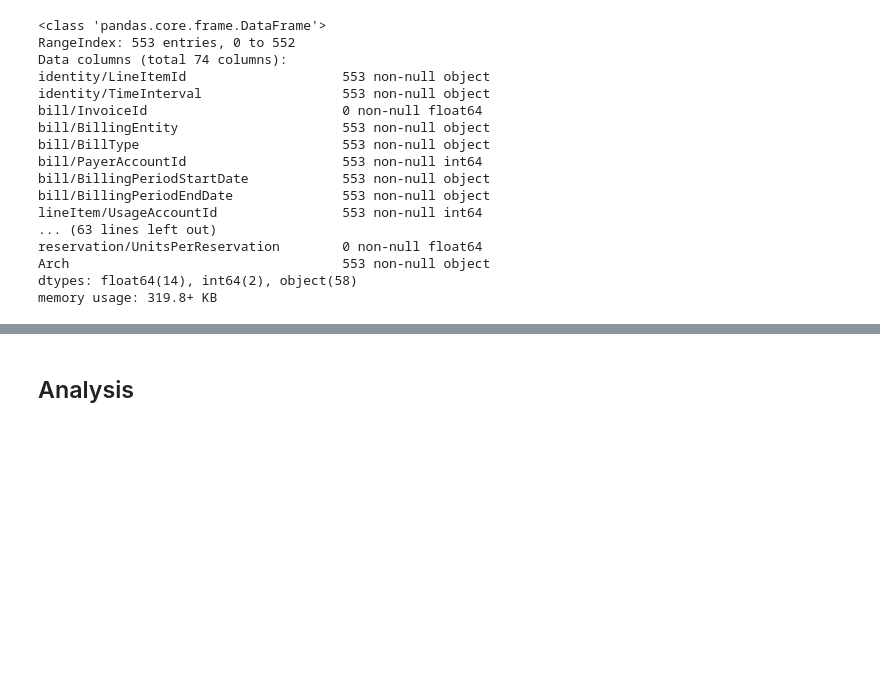
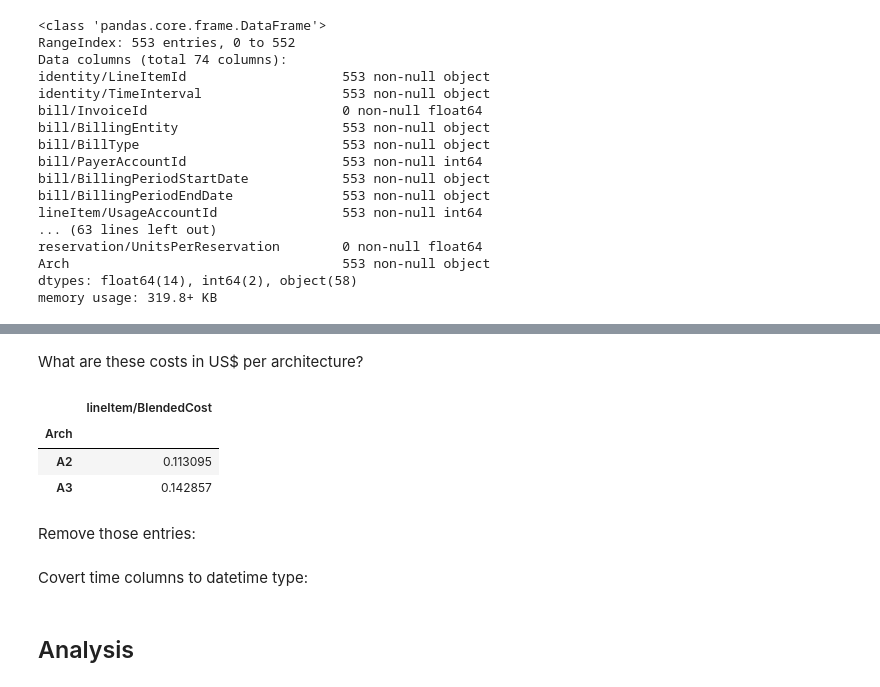
Before and after one commit to OPENDAP/cloudydap, a Jupyter notebook: python/logging/Cloudydap_Cost_Analysis.ipynb, the cells around one changed output, grey strips where cells are left out. Drawn from its saved outputs; the diff is of its cells as text; code cells hidden in the pictures; blank space fills up the shorter version.

```diff
--- a/python/logging/Cloudydap_Cost_Analysis.ipynb
+++ b/python/logging/Cloudydap_Cost_Analysis.ipynb
@@ -54,0 +86,11 @@ memory usage: 319.8+ KB
+# %% [markdown]
+What are these costs in US$ per architecture?
+# %%
+r.loc[no_ebs, ['Arch', 'lineItem/BlendedCost']].groupby('Arch').sum()
+# %% [output]
+|  | lineItem/BlendedCost |
+| Arch |  |
+| A2 | 0.113095 |
+| A3 | 0.142857 |
+# %% [markdown]
+Remove those entries:
@@ -54,0 +99,2 @@ memory usage: 319.8+ KB
+# %% [markdown]
+Covert time columns to datetime type:
```
Also changed, not shown: parts of 55 cells of this notebook.
